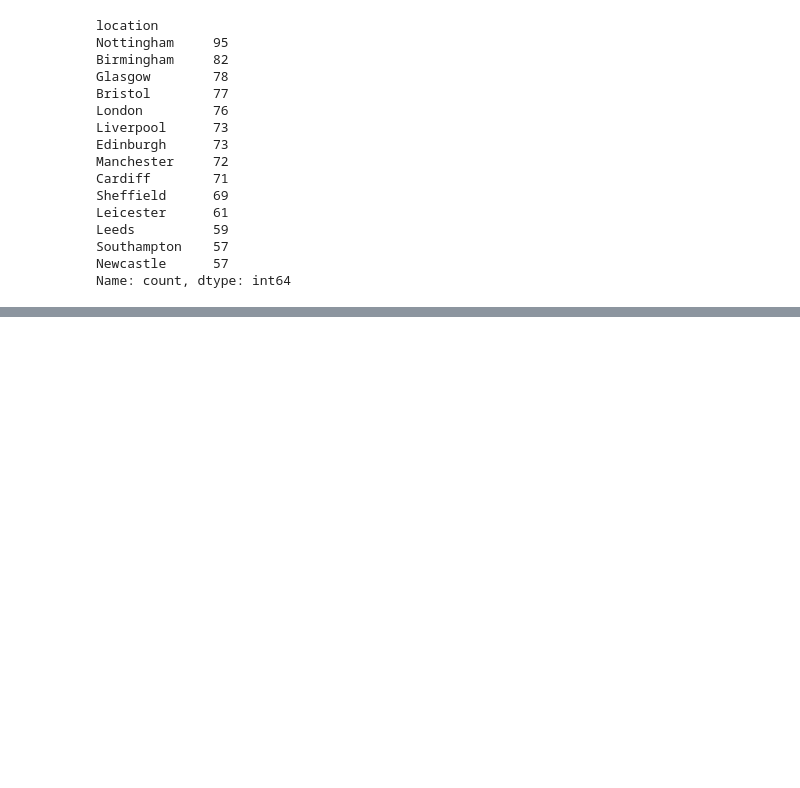
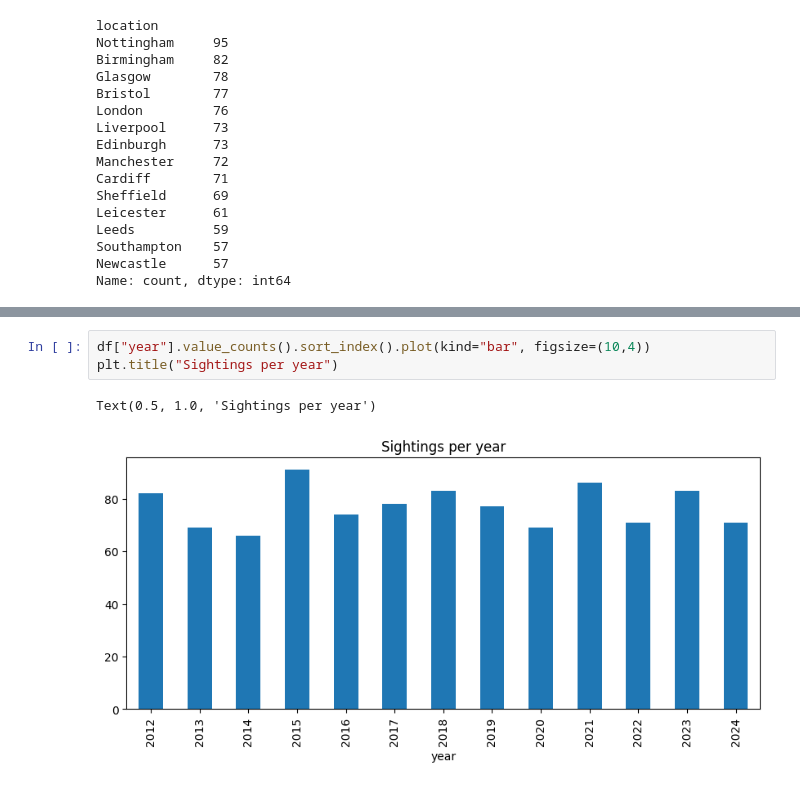
Before and after one commit to Maria-Ry/elanco_placement, a Jupyter notebook: data/notebooks/01_analysis.ipynb, the cells around one changed output, grey strips where cells are left out. Cells and saved outputs as stored; diff of their text form; blank space fills up the shorter version.

```diff
--- a/data/notebooks/01_analysis.ipynb
+++ b/data/notebooks/01_analysis.ipynb
@@ -78,0 +87,6 @@ Name: count, dtype: int64
+# %%
+df["year"].value_counts().sort_index().plot(kind="bar", figsize=(10,4))
+plt.title("Sightings per year")
+# %% [output]
+Text(0.5, 1.0, 'Sightings per year')
+[figure, added]
```
Also changed, not shown: parts of 1 cell of this notebook, 4 other files.
